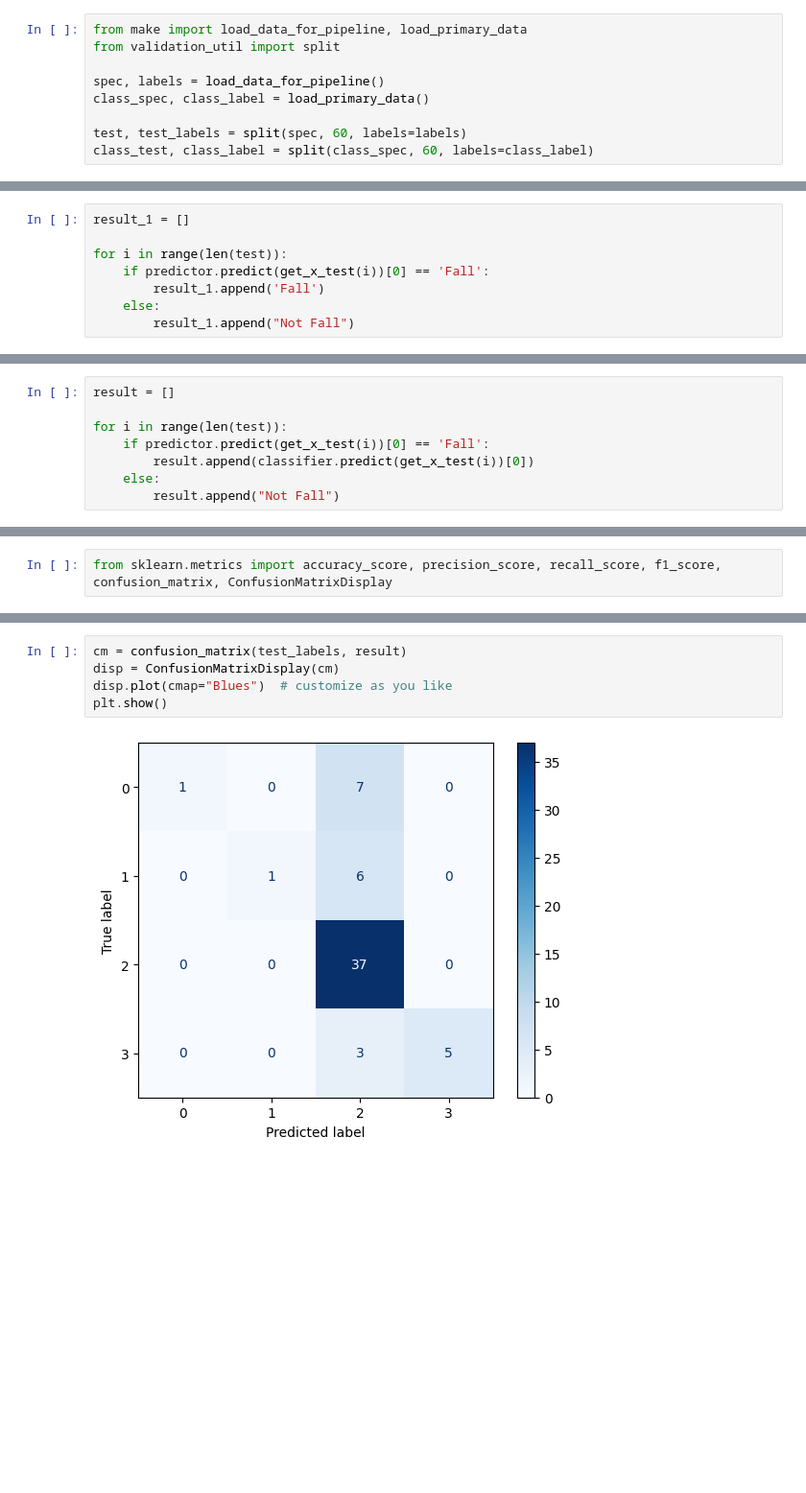
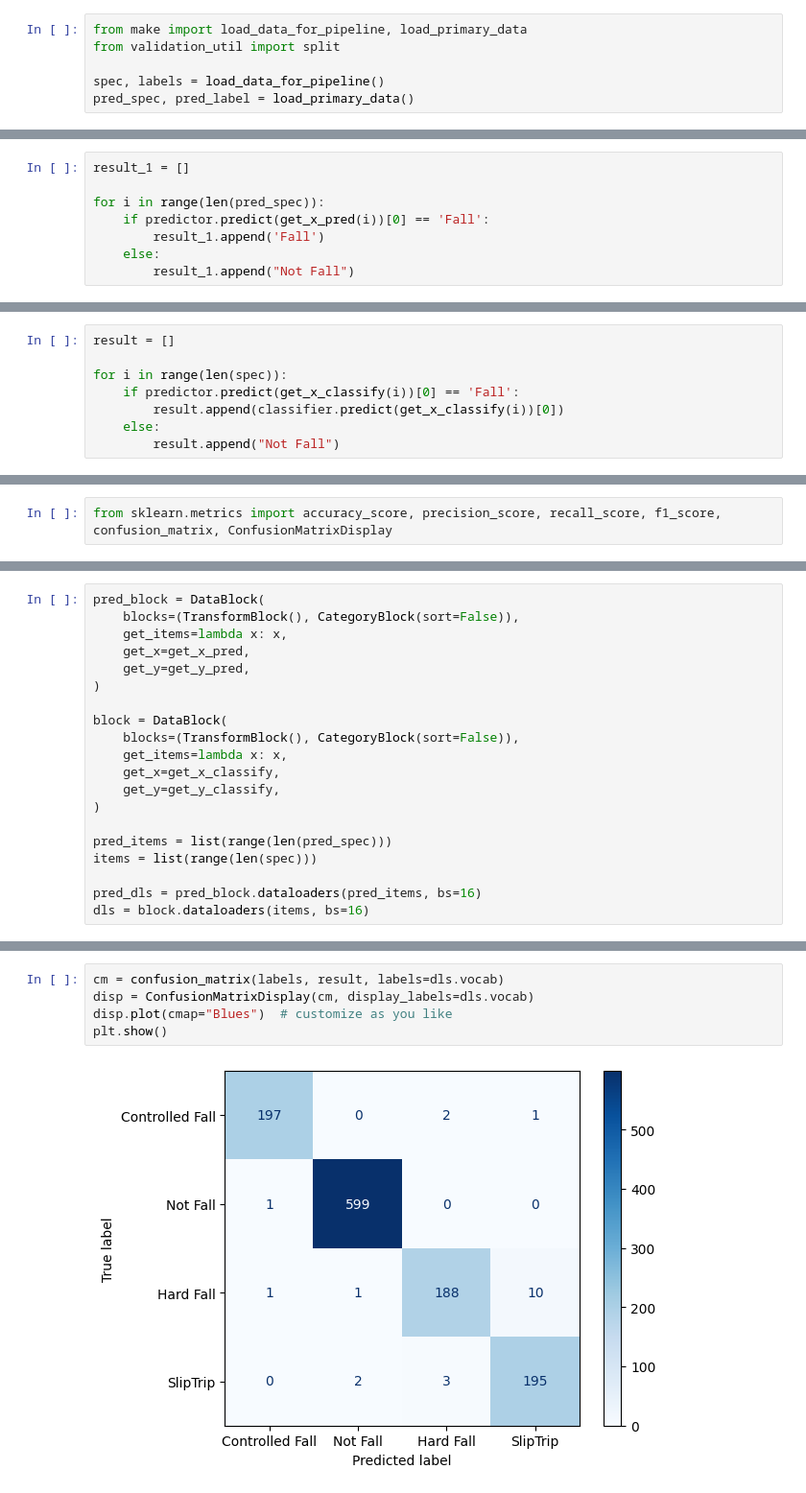
Before and after one commit to Vatnelid-Master-Project/data-analysis, a Jupyter notebook: pipeline.ipynb, the cells around one changed output, grey strips where cells are left out. Shown at 96% size. Cells and saved outputs as stored; diff of their text form; blank space fills up the shorter version.

```diff
--- a/pipeline.ipynb
+++ b/pipeline.ipynb
@@ -11,10 +11,7 @@ from make import load_data_for_pipeline, load_primary_data
 from validation_util import split
 
 spec, labels = load_data_for_pipeline()
-class_spec, class_label = load_primary_data()
-
-test, test_labels = split(spec, 60, labels=labels)
-class_test, class_label = split(class_spec, 60, labels=class_label)
+pred_spec, pred_label = load_primary_data()
 # %% [output]
 Generated 1 spectrograms - label: Controlled Fall
 Generated 1 spectrograms - label: Not Fall
@@ -72,8 +96,8 @@ test_labels[3]
 # %%
 result_1 = []
 
-for i in range(len(test)):
-    if predictor.predict(get_x_test(i))[0] == 'Fall':
+for i in range(len(pred_spec)):
+    if predictor.predict(get_x_pred(i))[0] == 'Fall':
         result_1.append('Fall')
     else:
         result_1.append("Not Fall")
@@ -94,9 +123,9 @@ for i in range(len(test)):
 # %%
 result = []
 
-for i in range(len(test)):
-    if predictor.predict(get_x_test(i))[0] == 'Fall':
-        result.append(classifier.predict(get_x_test(i))[0])
+for i in range(len(spec)):
+    if predictor.predict(get_x_classify(i))[0] == 'Fall':
+        result.append(classifier.predict(get_x_classify(i))[0])
     else:
         result.append("Not Fall")
 # %% [output]
@@ -161,0 +195,20 @@ accuracy_score(test_labels, result)
+# %%
+pred_block = DataBlock(
+    blocks=(TransformBlock(), CategoryBlock(sort=False)),
+    get_items=lambda x: x,
+    get_x=get_x_pred,
+    get_y=get_y_pred,
+)
+
+block = DataBlock(
+    blocks=(TransformBlock(), CategoryBlock(sort=False)),
+    get_items=lambda x: x,
+    get_x=get_x_classify,
+    get_y=get_y_classify,
+)
+
+pred_items = list(range(len(pred_spec)))
+items = list(range(len(spec)))
+
+pred_dls = pred_block.dataloaders(pred_items, bs=16)
+dls = block.dataloaders(items, bs=16)
@@ -162,7 +222,7 @@ accuracy_score(test_labels, result)
 # %%
-cm = confusion_matrix(test_labels, result)
-disp = ConfusionMatrixDisplay(cm)
+cm = confusion_matrix(labels, result, labels=dls.vocab)
+disp = ConfusionMatrixDisplay(cm, display_labels=dls.vocab)
 disp.plot(cmap="Blues")  # customize as you like
 plt.show()
 # %% [output]
-[figure, old version]
+[figure, new version]
```
Also changed, not shown: parts of 13 cells of this notebook, 4 other files.
